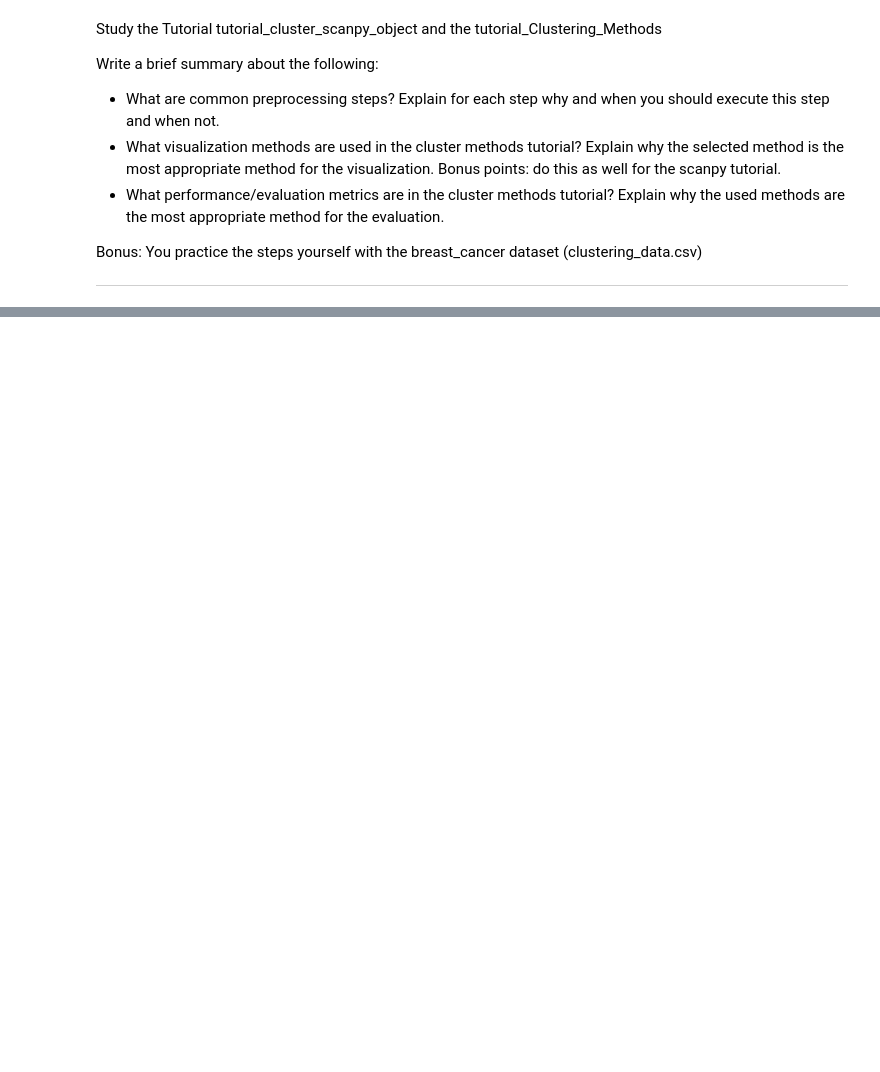
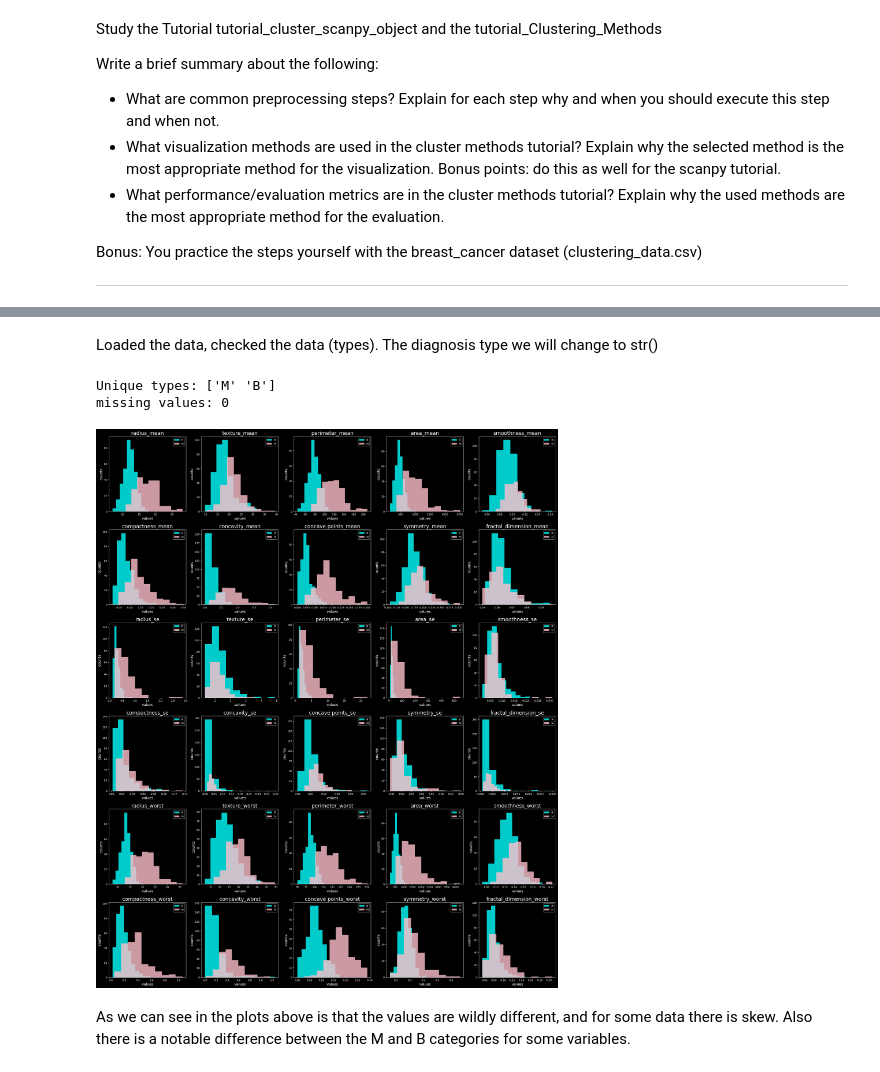
Before and after one commit to Tniemeijer/Data_science_3, a Jupyter notebook: portfolio_assignment_1.ipynb, the cells around one changed output, grey strips where cells are left out. Cells and saved outputs as stored; diff of their text form; code cells hidden in the pictures; blank space fills up the shorter version.

```diff
--- a/portfolio_assignment_1.ipynb
+++ b/portfolio_assignment_1.ipynb
@@ -44,0 +50,15 @@ It shows that for some cluster sizes it performs better than others.
+# %%
+#load modules
+import pandas as pd
+import yaml
+import matplotlib.pyplot as plt
+import numpy as np
+plt.style.use("dark_background")
+# %%
+# load the data
+with open('config.yaml', 'r') as conf:
+    config = yaml.load(conf, yaml.SafeLoader)
+
+bc_df = pd.read_csv(config['bc_data'])
+
+bc_df.info()
@@ -44,0 +83,34 @@ It shows that for some cluster sizes it performs better than others.
+# %% [markdown]
+Loaded the data, checked the data (types). The diagnosis type we will change to str()
+# %%
+bc_df.diagnosis = bc_df.diagnosis.astype(str)
+# %%
+
+# check the sample types
+print(f'Unique types: {bc_df.diagnosis.unique()}')
+# check missing values
+print(f'missing values: {bc_df.isnull().values.sum()}')
+# %% [output]
+Unique types: ['M' 'B']
+missing values: 0
+# %%
+#checking the skewedness with a histogram
+
+fig, ax = plt.subplots(6,5, figsize=(5*5,5*6))
+fig.tight_layout(h_pad=5,w_pad=3)
+ax = ax.flatten()
+for c, i in enumerate(bc_df.columns[2:]):
+    try:
+        ax[c].hist(bc_df[i][bc_df.diagnosis == 'B'], alpha=0.8, label= 'B', color = 'cyan')
+        ax[c].hist(bc_df[i][bc_df.diagnosis == 'M'], alpha=0.8, label= 'M', color = 'pink')
+        ax[c].set_xlabel('values', size=14)
+        ax[c].set_ylabel('counts', size=14)
+        ax[c].legend()
+        ax[c].set_title(i, size=20)
+    except IndexError:
+        ax[c].clear()
+# %% [output]
+[figure, added]
+# %% [markdown]
+As we can see in the plots above is that the values are wildly different, and for some data there is skew.
+Also there is a notable difference between the M and B categories for some variables.
```
Also changed, not shown: parts of 5 cells of this notebook.
